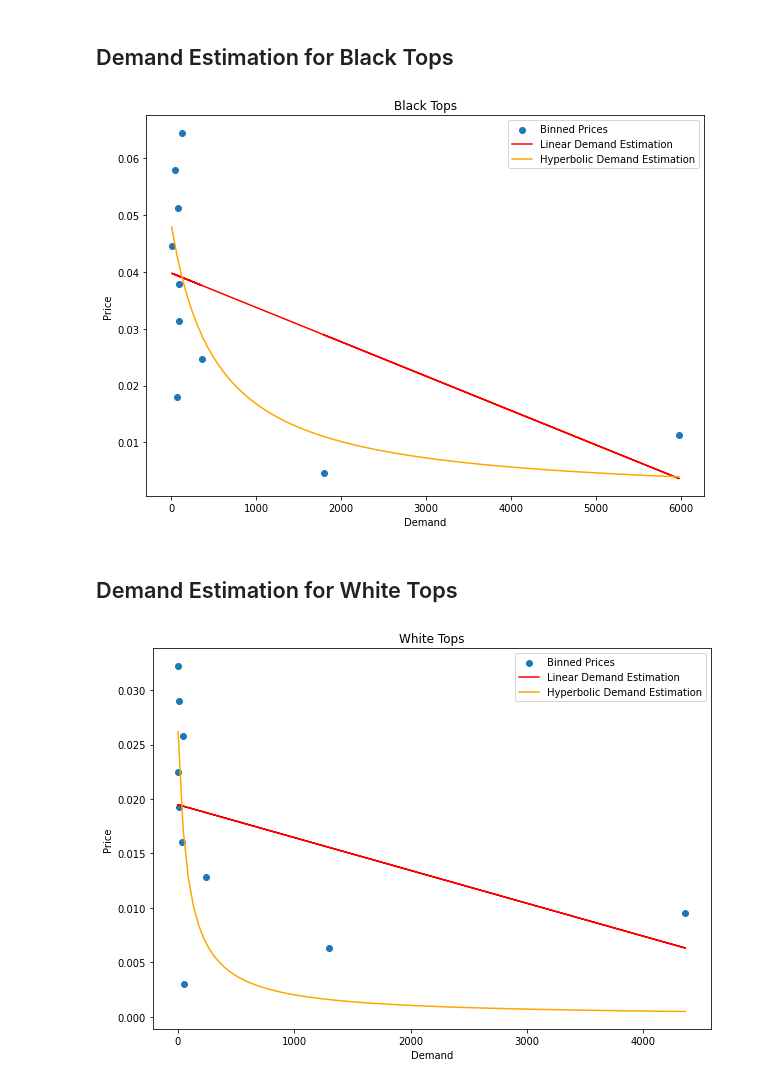
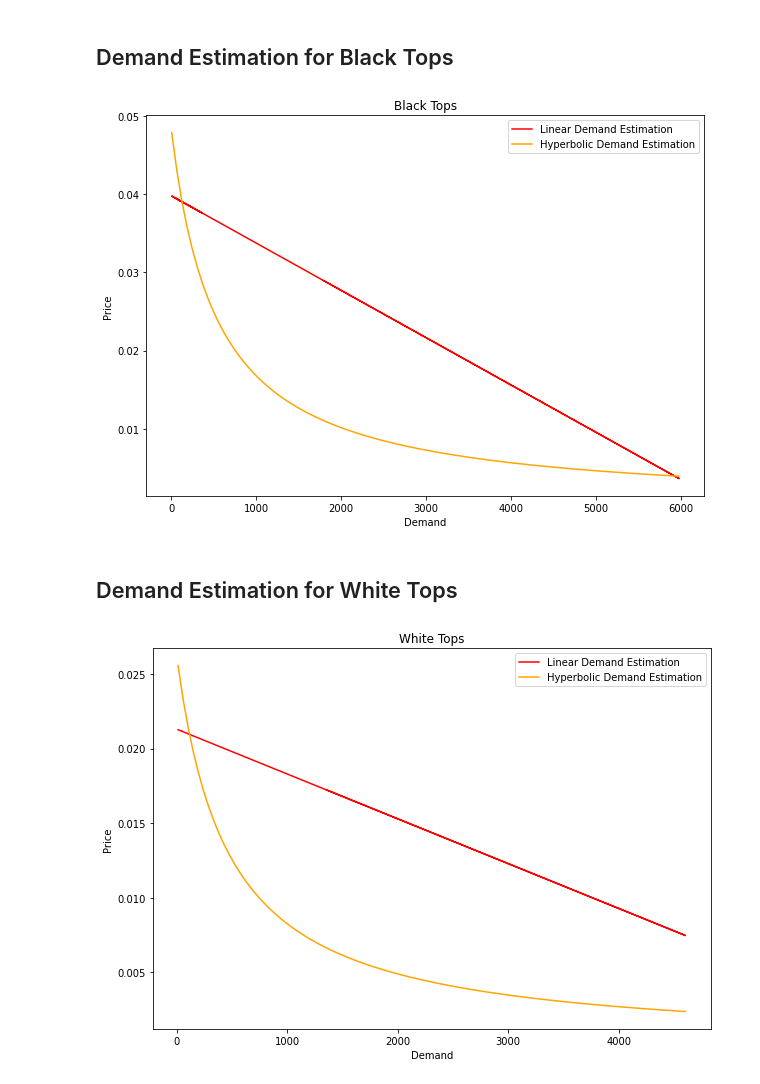
Before and after one commit to emmanuel-ashaye/cs-5304-final-project-fashion-forward, a Jupyter notebook: demand_estimation.ipynb, the cells around one changed output. Cells and saved outputs as stored; diff of their text form; code cells hidden in the pictures.

Commit message:
More demand curves

```diff
--- a/demand_estimation.ipynb
+++ b/demand_estimation.ipynb
@@ -169,7 +169,7 @@ model.fit(x, y)
 y_pred = model.predict(x)
 
 
-plt.scatter(x, y, label='Binned Prices')
+#plt.scatter(x, y, label='Binned Prices')
 plt.plot(x, y_pred, label='Linear Demand Estimation', color = 'red')
 plt.xlabel('Demand')
 plt.ylabel('Price')
@@ -194,7 +194,7 @@ plt.legend()
 plt.title("Black Tops")
 plt.show()
 # %% [output]
-[figure, old version]
+[figure, new version]
 # %% [markdown]
 ## Demand Estimation for White Tops
 # %%
@@ -209,7 +209,7 @@ for f in files:
 all = pd.concat(dfs)
 tot = 0
 
-binned_price = pd.cut(all['price'],10)
+binned_price = pd.cut(all['price'],5)
 v = binned_price.value_counts()
 mids = []
 for i in v.index:
@@ -222,36 +222,36 @@ sort = t[t[:, 0].argsort()]
 x = sort[:, 1].reshape(-1, 1)
 y = sort[:, 0]
 model = LinearRegression()
 model.fit(x, y)
 y_pred = model.predict(x)
 
 
-plt.scatter(x, y, label='Binned Prices')
+#plt.scatter(x, y, label='Binned Prices')
 plt.plot(x, y_pred, label='Linear Demand Estimation', color = 'red')
 plt.xlabel('Demand')
 plt.ylabel('Price')
 
 x = sort[:, 1]
 
 def hyperbolic_func(x, a, b):
-    return a / (1 + b * x * .00000001)
+    return a / (1 + b * x * .000000001)
 
 params, _ = curve_fit(hyperbolic_func, x, y)
 
 a_fit = params[0]
 b_fit = params[1]
 
 x_fit = np.linspace(min(x), max(x), 100)
 y_fit = hyperbolic_func(x_fit, a_fit, b_fit)
 
 plt.plot(x_fit, y_fit, label='Hyperbolic Demand Estimation', color = 'orange')
 
 
 plt.legend()
 plt.title("White Tops")
 plt.show()
 # %% [output]
-[figure, old version]
+[figure, new version]
 # %%
 dfs4 = []
 for f in files:
```
Also changed, not shown: parts of 8 cells of this notebook.
